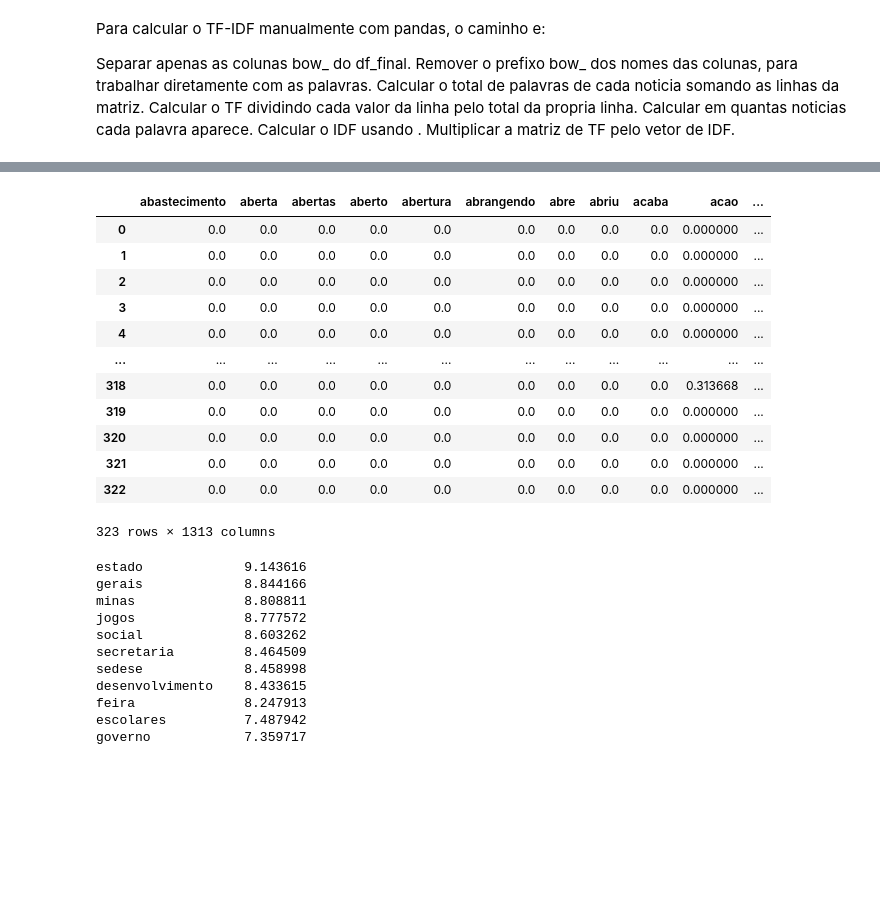
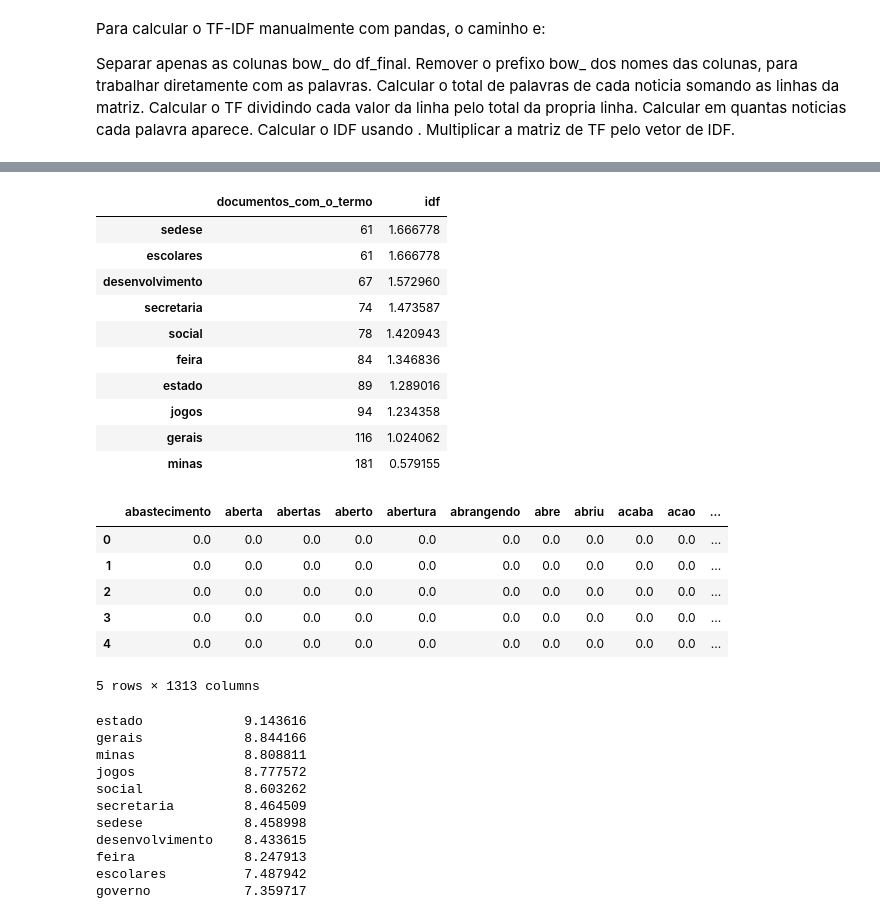
Before and after one commit to bellaviana4-cyber/perspectiva-dado, a Jupyter notebook: codigos_uv_jupyter_notebook/introducao_pln.ipynb, the cells around one changed output, grey strips where cells are left out. Cells and saved outputs as stored; diff of their text form; code cells hidden in the pictures; blank space fills up the shorter version.

```diff
--- a/codigos_uv_jupyter_notebook/introducao_pln.ipynb
+++ b/codigos_uv_jupyter_notebook/introducao_pln.ipynb
@@ -325,0 +362,14 @@ df_tfidf = df_tf.mul(idf, axis=1)
+# %%
+df_idf.tail(10)
+# %% [output]
+|  | documentos_com_o_termo | idf |
+| sedese | 61 | 1.666778 |
+| escolares | 61 | 1.666778 |
+| desenvolvimento | 67 | 1.572960 |
+| secretaria | 74 | 1.473587 |
+| social | 78 | 1.420943 |
+| feira | 84 | 1.346836 |
+| estado | 89 | 1.289016 |
+| jogos | 94 | 1.234358 |
+| gerais | 116 | 1.024062 |
+| minas | 181 | 0.579155 |
@@ -326,19 +379,13 @@ df_tfidf = df_tf.mul(idf, axis=1)
 # %%
-df_tfidf
+df_tfidf.head()
 # %% [output]
 |  | abastecimento | aberta | abertas | aberto | abertura | abrangendo | abre | abriu | acaba | acao | ... |
-| 0 | 0.0 | 0.0 | 0.0 | 0.0 | 0.0 | 0.0 | 0.0 | 0.0 | 0.0 | 0.000000 | ... |
-| 1 | 0.0 | 0.0 | 0.0 | 0.0 | 0.0 | 0.0 | 0.0 | 0.0 | 0.0 | 0.000000 | ... |
-| 2 | 0.0 | 0.0 | 0.0 | 0.0 | 0.0 | 0.0 | 0.0 | 0.0 | 0.0 | 0.000000 | ... |
-| 3 | 0.0 | 0.0 | 0.0 | 0.0 | 0.0 | 0.0 | 0.0 | 0.0 | 0.0 | 0.000000 | ... |
-| 4 | 0.0 | 0.0 | 0.0 | 0.0 | 0.0 | 0.0 | 0.0 | 0.0 | 0.0 | 0.000000 | ... |
-| ... | ... | ... | ... | ... | ... | ... | ... | ... | ... | ... | ... |
-| 318 | 0.0 | 0.0 | 0.0 | 0.0 | 0.0 | 0.0 | 0.0 | 0.0 | 0.0 | 0.313668 | ... |
-| 319 | 0.0 | 0.0 | 0.0 | 0.0 | 0.0 | 0.0 | 0.0 | 0.0 | 0.0 | 0.000000 | ... |
-| 320 | 0.0 | 0.0 | 0.0 | 0.0 | 0.0 | 0.0 | 0.0 | 0.0 | 0.0 | 0.000000 | ... |
-| 321 | 0.0 | 0.0 | 0.0 | 0.0 | 0.0 | 0.0 | 0.0 | 0.0 | 0.0 | 0.000000 | ... |
-| 322 | 0.0 | 0.0 | 0.0 | 0.0 | 0.0 | 0.0 | 0.0 | 0.0 | 0.0 | 0.000000 | ... |
+| 0 | 0.0 | 0.0 | 0.0 | 0.0 | 0.0 | 0.0 | 0.0 | 0.0 | 0.0 | 0.0 | ... |
+| 1 | 0.0 | 0.0 | 0.0 | 0.0 | 0.0 | 0.0 | 0.0 | 0.0 | 0.0 | 0.0 | ... |
+| 2 | 0.0 | 0.0 | 0.0 | 0.0 | 0.0 | 0.0 | 0.0 | 0.0 | 0.0 | 0.0 | ... |
+| 3 | 0.0 | 0.0 | 0.0 | 0.0 | 0.0 | 0.0 | 0.0 | 0.0 | 0.0 | 0.0 | ... |
+| 4 | 0.0 | 0.0 | 0.0 | 0.0 | 0.0 | 0.0 | 0.0 | 0.0 | 0.0 | 0.0 | ... |
-323 rows × 1313 columns
+5 rows × 1313 columns
 # %%
 tfidf_total = df_tfidf.sum(axis=0)
 tfidf_total = tfidf_total.sort_values(ascending=False)
```
Also changed, not shown: parts of 27 cells of this notebook.
